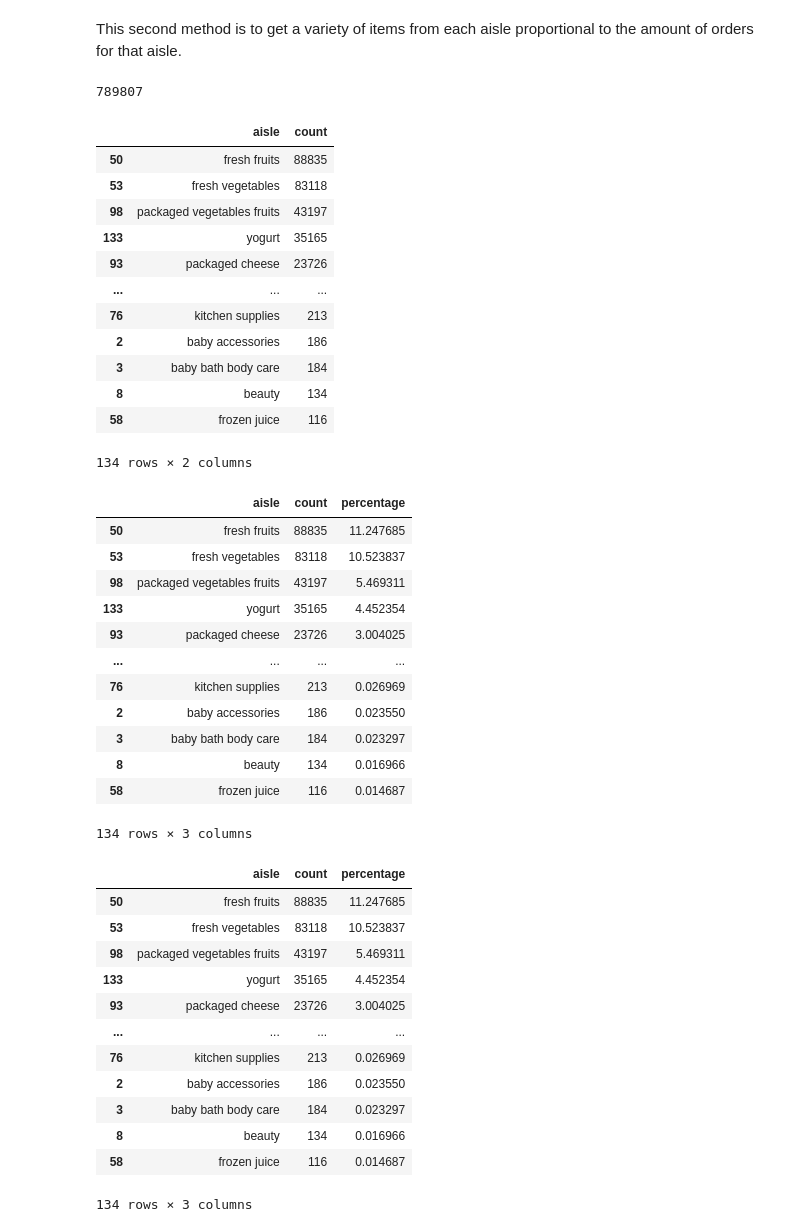
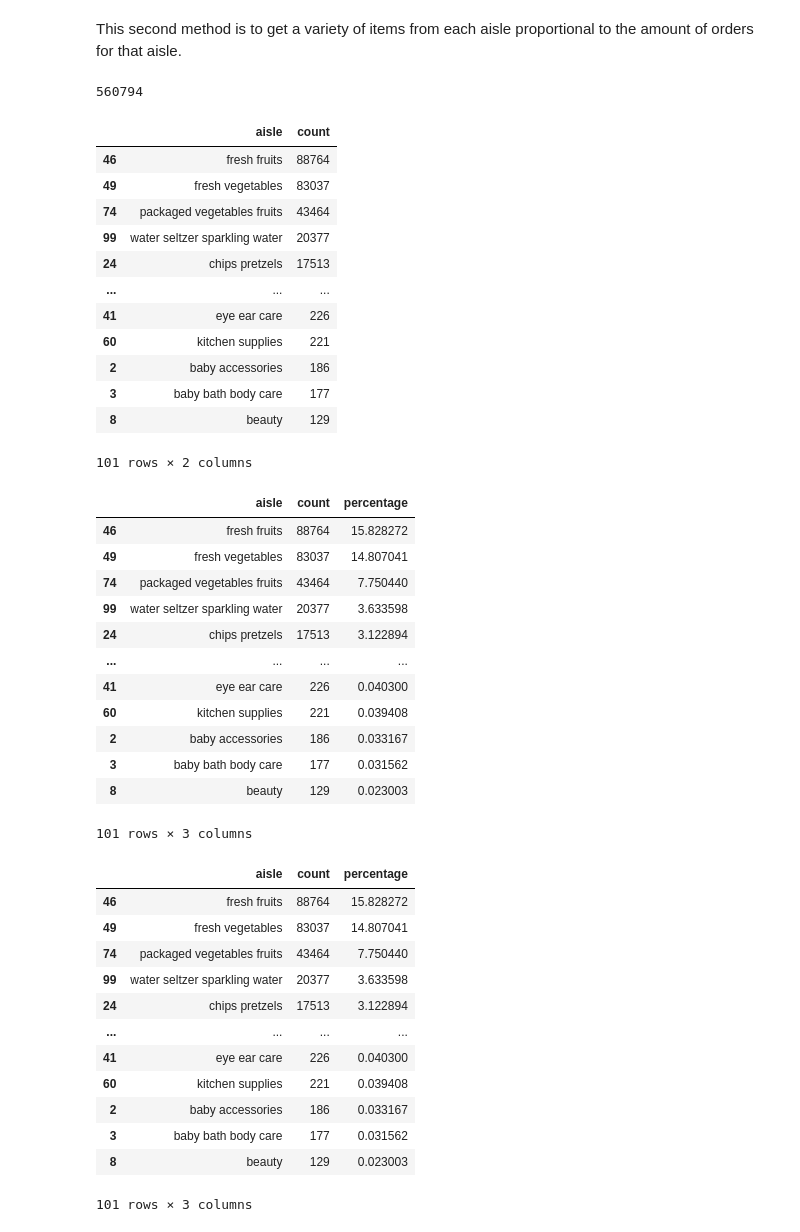
Before and after one commit to b8luong/MMA-Datathon-Supermarket-Analysis, a Jupyter notebook: Datathon.ipynb, the cells around one changed output. Cells and saved outputs as stored; diff of their text form; code cells hidden in the pictures.

```diff
--- a/Datathon.ipynb
+++ b/Datathon.ipynb
@@ -239,6 +239,6 @@ It did remove the aisle
 from sklearn.model_selection import train_test_split
 
 # splitting the data
-train_data, test_data = train_test_split(df, test_size=0.2, random_state=1)
+train_aisle, test_aisle = train_test_split(filtered_df, test_size=0.2, random_state=1)
 # %%
 # Sanity check
@@ -285,58 +285,58 @@ df[df[['order_id', 'product_id']].duplicated()]
 This second method is to get a variety of items from each aisle proportional to the amount of orders for that aisle.
 # %%
 # finding the total amount of products ordered
-train_size = train_data.shape[0]
+train_size = train_aisle.shape[0]
 train_size
 # %% [output]
-789807
+560794
 # %%
 # finding the amount of items ordered for each aisle
-aisle_df=train_data.groupby('aisle').size().reset_index(name='count').sort_values(by='count', ascending=False)
-aisle_df
+aisle_info=train_aisle.groupby('aisle').size().reset_index(name='count').sort_values(by='count', ascending=False)
+aisle_info
 # %% [output]
 |  | aisle | count |
-| 50 | fresh fruits | 88835 |
-| 53 | fresh vegetables | 83118 |
-| 98 | packaged vegetables fruits | 43197 |
-| 133 | yogurt | 35165 |
-| 93 | packaged cheese | 23726 |
+| 46 | fresh fruits | 88764 |
+| 49 | fresh vegetables | 83037 |
+| 74 | packaged vegetables fruits | 43464 |
+| 99 | water seltzer sparkling water | 20377 |
+| 24 | chips pretzels | 17513 |
 | ... | ... | ... |
-| 76 | kitchen supplies | 213 |
+| 41 | eye ear care | 226 |
+| 60 | kitchen supplies | 221 |
 | 2 | baby accessories | 186 |
-| 3 | baby bath body care | 184 |
-| 8 | beauty | 134 |
-| 58 | frozen juice | 116 |
+| 3 | baby bath body care | 177 |
+| 8 | beauty | 129 |
-134 rows × 2 columns
+101 rows × 2 columns
 # %%
-aisle_df['percentage']=aisle_df['count']/train_size*100
-aisle_df
+aisle_info['percentage']=aisle_info['count']/train_size*100
+aisle_info
 # %% [output]
 |  | aisle | count | percentage |
-| 50 | fresh fruits | 88835 | 11.247685 |
-| 53 | fresh vegetables | 83118 | 10.523837 |
-| 98 | packaged vegetables fruits | 43197 | 5.469311 |
-| 133 | yogurt | 35165 | 4.452354 |
-| 93 | packaged cheese | 23726 | 3.004025 |
+| 46 | fresh fruits | 88764 | 15.828272 |
+| 49 | fresh vegetables | 83037 | 14.807041 |
+| 74 | packaged vegetables fruits | 43464 | 7.750440 |
+| 99 | water seltzer sparkling water | 20377 | 3.633598 |
+| 24 | chips pretzels | 17513 | 3.122894 |
 | ... | ... | ... | ... |
-| 76 | kitchen supplies | 213 | 0.026969 |
-| 2 | baby accessories | 186 | 0.023550 |
-| 3 | baby bath body care | 184 | 0.023297 |
-| 8 | beauty | 134 | 0.016966 |
-| 58 | frozen juice | 116 | 0.014687 |
+| 41 | eye ear care | 226 | 0.040300 |
+| 60 | kitchen supplies | 221 | 0.039408 |
+| 2 | baby accessories | 186 | 0.033167 |
+| 3 | baby bath body care | 177 | 0.031562 |
+| 8 | beauty | 129 | 0.023003 |
-134 rows × 3 columns
+101 rows × 3 columns
 # %%
-aisle_df
+aisle_info
 # %% [output]
 |  | aisle | count | percentage |
-| 50 | fresh fruits | 88835 | 11.247685 |
-| 53 | fresh vegetables | 83118 | 10.523837 |
-| 98 | packaged vegetables fruits | 43197 | 5.469311 |
-| 133 | yogurt | 35165 | 4.452354 |
-| 93 | packaged cheese | 23726 | 3.004025 |
+| 46 | fresh fruits | 88764 | 15.828272 |
+| 49 | fresh vegetables | 83037 | 14.807041 |
+| 74 | packaged vegetables fruits | 43464 | 7.750440 |
+| 99 | water seltzer sparkling water | 20377 | 3.633598 |
+| 24 | chips pretzels | 17513 | 3.122894 |
 | ... | ... | ... | ... |
-| 76 | kitchen supplies | 213 | 0.026969 |
-| 2 | baby accessories | 186 | 0.023550 |
-| 3 | baby bath body care | 184 | 0.023297 |
-| 8 | beauty | 134 | 0.016966 |
-| 58 | frozen juice | 116 | 0.014687 |
+| 41 | eye ear care | 226 | 0.040300 |
+| 60 | kitchen supplies | 221 | 0.039408 |
+| 2 | baby accessories | 186 | 0.033167 |
+| 3 | baby bath body care | 177 | 0.031562 |
+| 8 | beauty | 129 | 0.023003 |
-134 rows × 3 columns
+101 rows × 3 columns
```
Also changed, not shown: parts of 35 cells of this notebook.
